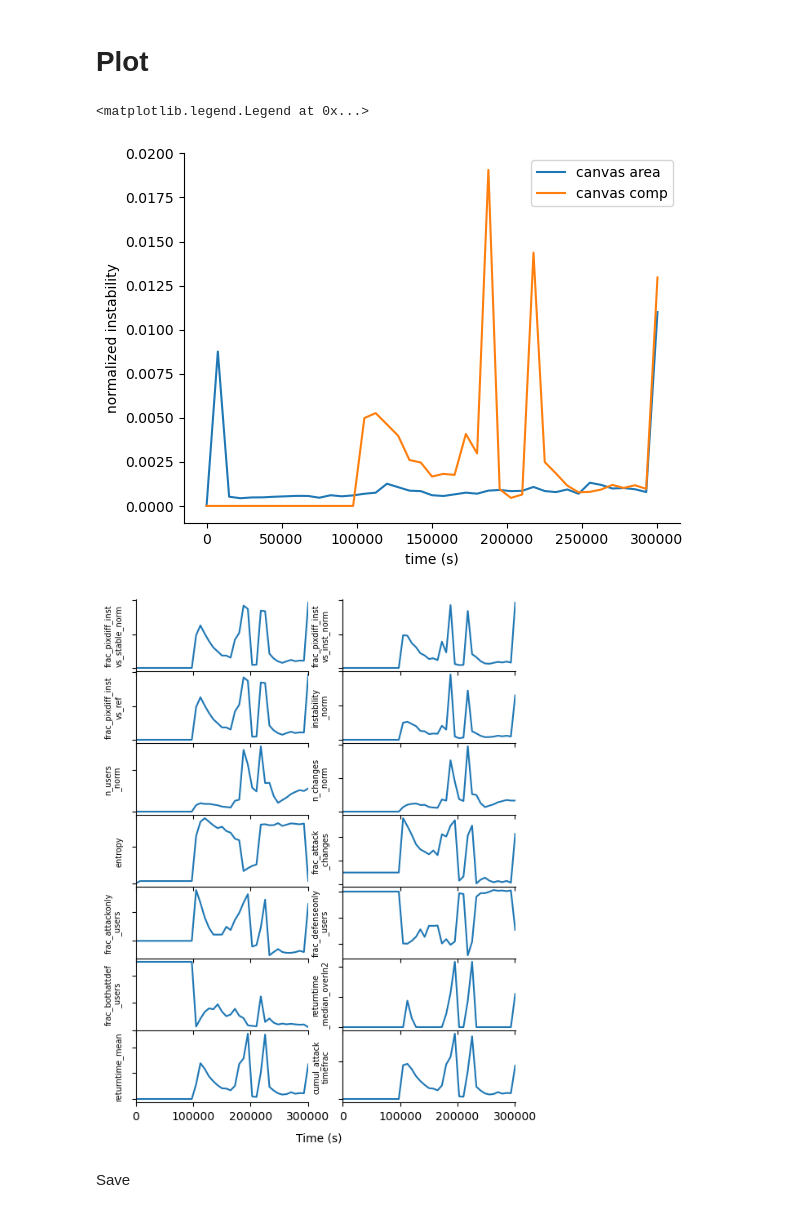
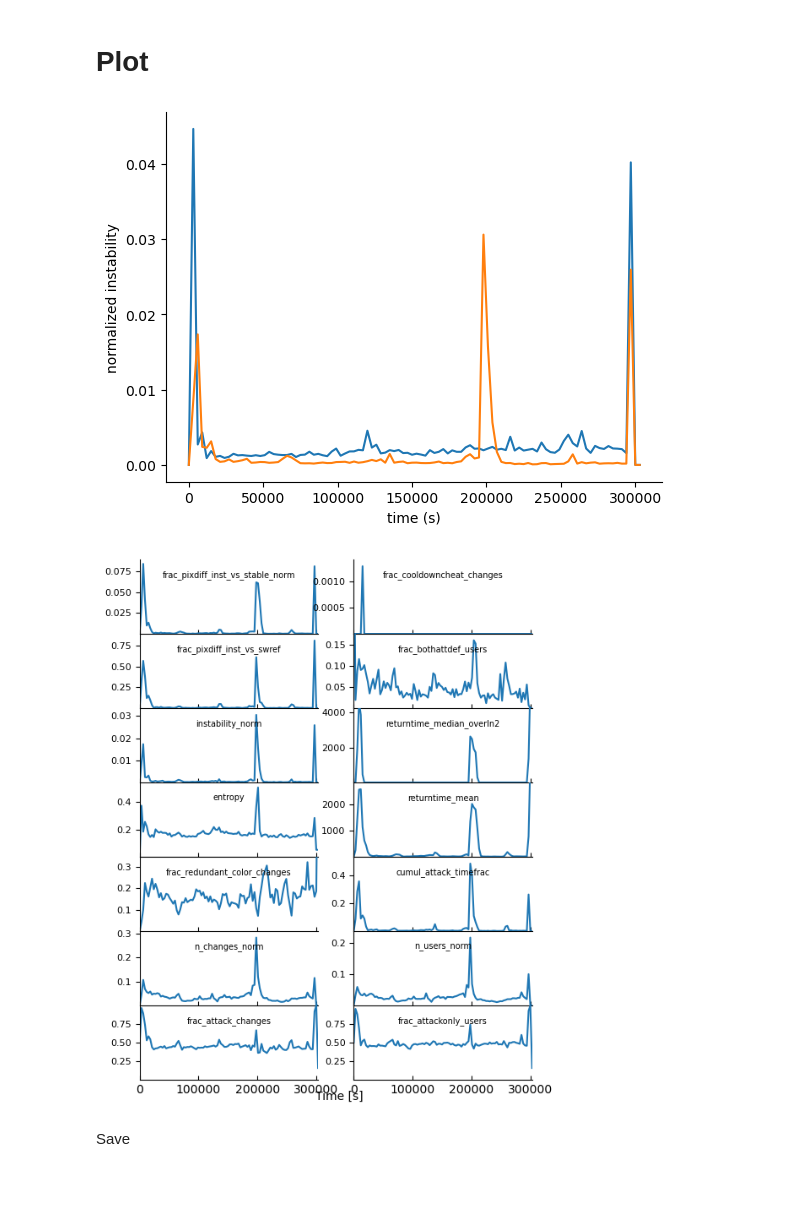
Before and after one commit to AnnieStephenson/r-place-emergence, a Jupyter notebook: tutorial.ipynb, the cells around one changed output. Saved outputs shown, nothing was run; the diff lists cells and outputs as text; code cells hidden in the pictures; blank space fills up the shorter version.

```diff
--- a/tutorial.ipynb
+++ b/tutorial.ipynb
@@ -209,9 +210,9 @@ util.check_time('''canvas_part_stat = cpst.CanvasPartStatistics(canvas_comp,
 # %%
 canvas_part_stat = cpst.CanvasPartStatistics(canvas_comp,
-                                             n_tbins=40,
+                                             t_interval=3000,
                                              tmax=var.TIME_TOTAL,
                                              compute_vars={'stability': 3, 'entropy': 3,
-                                                           'transitions': 3, 'attackdefense': 3},
+                                                           'transitions': 3, 'attackdefense': 3, 'other': 3},
                                              sliding_window=14400,
                                              returnt_binwidth=100,
                                              trans_param=[0.2, 0.05, 7200, 10800],
@@ -248,10 +249,10 @@ plot.show_canvas_part_over_time(canvas_part_stat.true_image, figsize = (10,3))
 We can do the same for the canvas_area object
 # %%
 canvas_area_stat = cpst.CanvasPartStatistics(canvas_area,
-                                             n_tbins=40,
+                                             t_interval=3000,
                                              tmax=var.TIME_TOTAL,
                                              compute_vars={'stability': 3, 'entropy': 3,
-                                                           'transitions': 3, 'attackdefense': 3},
+                                                           'transitions': 3, 'attackdefense': 3, 'other': 3},
                                              sliding_window=14400,
                                              returnt_binwidth=100,
                                              trans_param=[0.2, 0.05, 7200, 10800],
@@ -307,23 +308,19 @@ Moviepy - video ready /Users/annie/Code/Repositories/r-place-emergence/figs/rect
 # %% [markdown]
 # Plot
 # %%
-plt.plot(canvas_area_stat.t_ranges, canvas_area_stat.instability_norm.val, label = 'canvas area')
-plt.plot(canvas_part_stat.t_ranges, canvas_part_stat.instability_norm.val, label='canvas comp')
+plt.plot(canvas_area_stat.t_lims, canvas_area_stat.instability_norm.val, label = 'canvas area')
+plt.plot(canvas_part_stat.t_lims, canvas_part_stat.instability_norm.val, label='canvas comp')
 sns.despine()
 plt.ylabel('normalized instability')
 plt.xlabel('time (s)')
 sns.despine()
-plt.ylabel('normalized instability')
-plt.xlabel('time (s)')
-plt.legend()
 # %% [output]
-<matplotlib.legend.Legend at 0x...>
-[figure, old version]
+[figure, new version]
 # %%
 canvas_part_stat.fill_timeseries_info()
 plot.cpstat_tseries(canvas_part_stat, figsize=(6,8), ncols=2, fontsize=7)
 # %% [output]
-[figure, old version]
+[figure, new version]
 # %% [markdown]
 Save
 # %%
```
Also changed, not shown: parts of 10 cells of this notebook, 3 other files.
